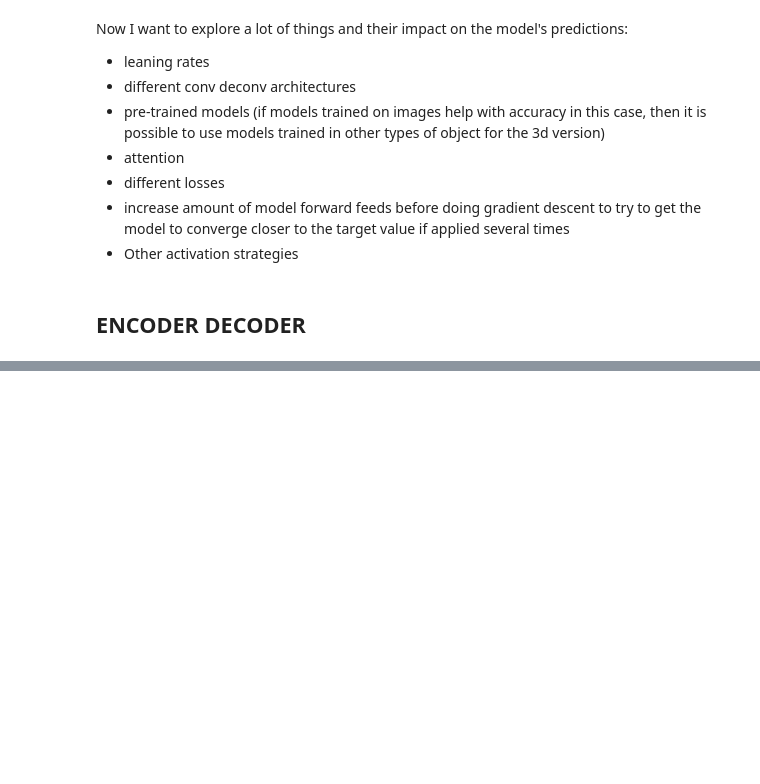
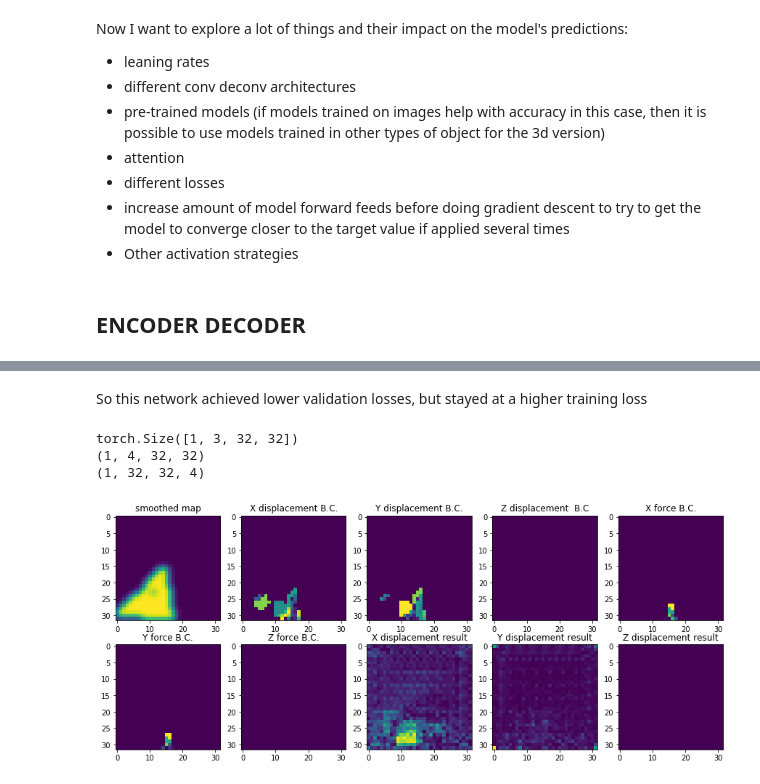
Before and after one commit to waltherwj/AI-and-FEA-model, a Jupyter notebook: 2D/preprocessing/training_proof_of_concept.ipynb, the cells around one changed output, grey strips where cells are left out. Saved outputs shown, nothing was run; the diff lists cells and outputs as text; code cells hidden in the pictures; blank space fills up the shorter version.

Commit message:
feat: first result encoder decoder

```diff
--- a/2D/preprocessing/training_proof_of_concept.ipynb
+++ b/2D/preprocessing/training_proof_of_concept.ipynb
@@ -435,10 +435,10 @@ class Encode_decode_Net(nn.Module):
         return x
 
 
-net = Encode_decode_Net().float()
+net = Encode_decode_Net().cuda().float()
 
 ## test to see if getting the correct size
-net.forward(dataset[0][0:1,:,:,:]);
+net.forward(dataset[0][0:1,:,:,:].cuda());
 # %%
 ## define criterion
 criterion = nn.MSELoss()
@@ -493,0 +509,19 @@ RuntimeError: element 0 of tensors does not require grad and does not have a gra
+# %% [markdown]
+So this network achieved lower validation losses, but stayed at a higher training loss
+# %%
+## plot one of the results after passing the convolutional network through it once
+sample_prediction = net.cpu().forward(dataset[0][sample:sample+1,:,:,:])
+print(sample_prediction.shape)
+sample_prediction = F.pad(sample_prediction, (0,0,0,0,0,1)).detach().numpy()
+print(sample_prediction.shape)
+sample_prediction = np.moveaxis(sample_prediction, 1, 3)
+print(sample_prediction.shape)
+
+
+#print(sample_prediction.shape, dataset[0][27:28,:,10,22], sample_prediction[:,:,10,22])
+plot_grid_2d(sample_bc, sample_prediction[0,:,:,:])
+# %% [output]
+torch.Size([1, 3, 32, 32])
+(1, 4, 32, 32)
+(1, 32, 32, 4)
+[figure, added]
```
Also changed, not shown: parts of 1 cell of this notebook.
